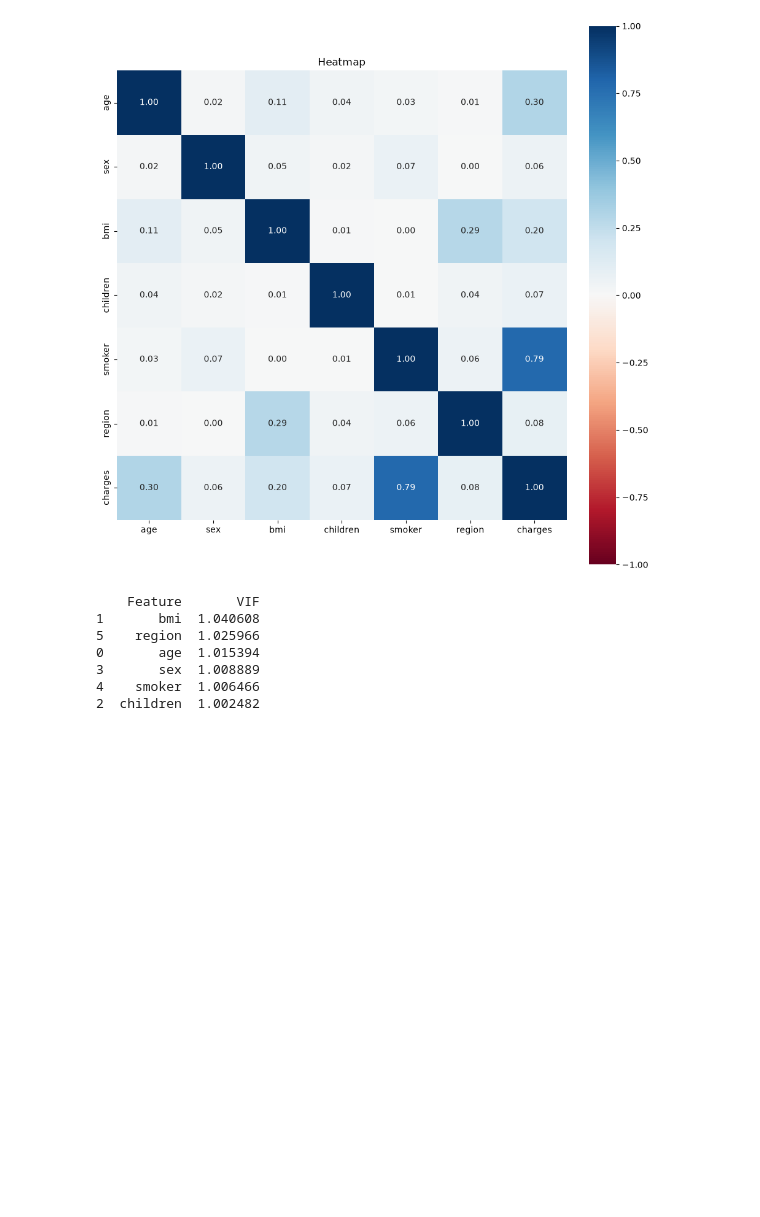
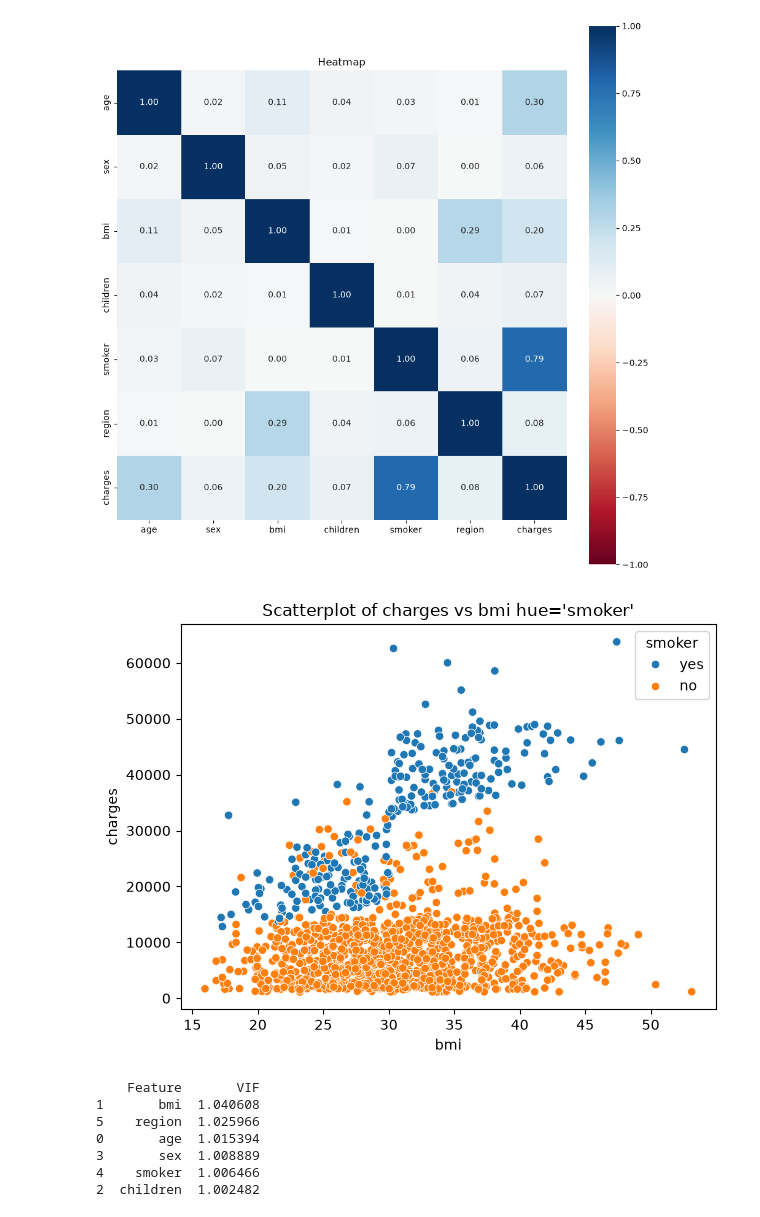
Before and after one commit to YugamdeepGoyal/PremiumPulse, a Jupyter notebook: eda.ipynb, the cells around one changed output. Drawn from its saved outputs; the diff is of its cells as text; code cells hidden in the pictures; blank space fills up the shorter version.

```diff
--- a/eda.ipynb
+++ b/eda.ipynb
@@ -174,6 +174,13 @@ associations(df, ax=ax, cmap="RdBu", title="Heatmap", filename="images/heatmap.p
 plt.show()
 # %% [output]
 [figure]
+# %%
+plt.title("Scatterplot of charges vs bmi hue='smoker'")
+sns.scatterplot(data=df, x="bmi", y="charges", hue="smoker")
+plt.tight_layout()
+plt.savefig("images/scatterplot_bmi_charges_smoker.png", dpi=1200)
+# %% [output]
+[figure, added]
 # %%
 df_vif = df.copy()
 df_vif["sex"] = (df_vif["sex"] == "male").astype(int)
```
Also changed, not shown: 2 other files.
